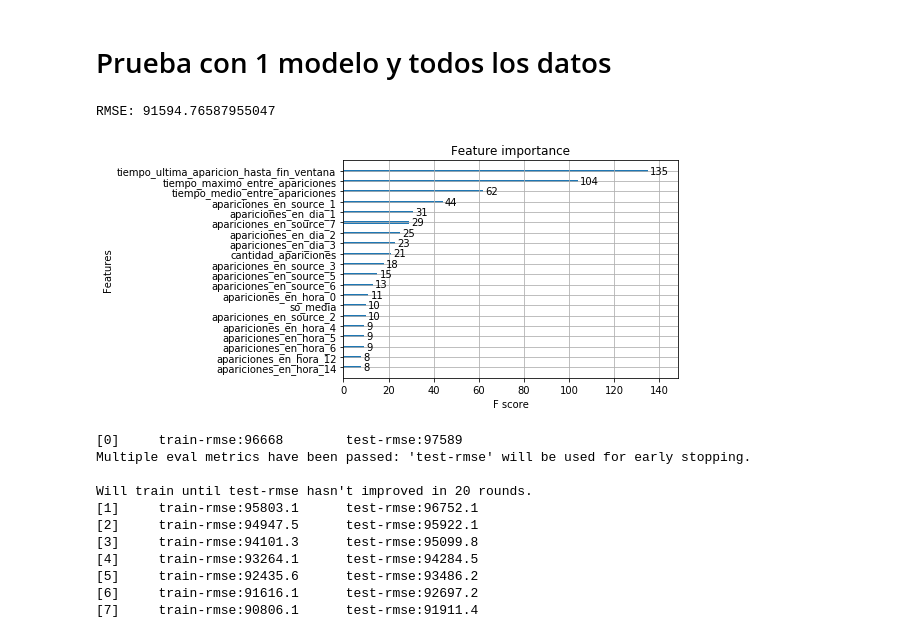
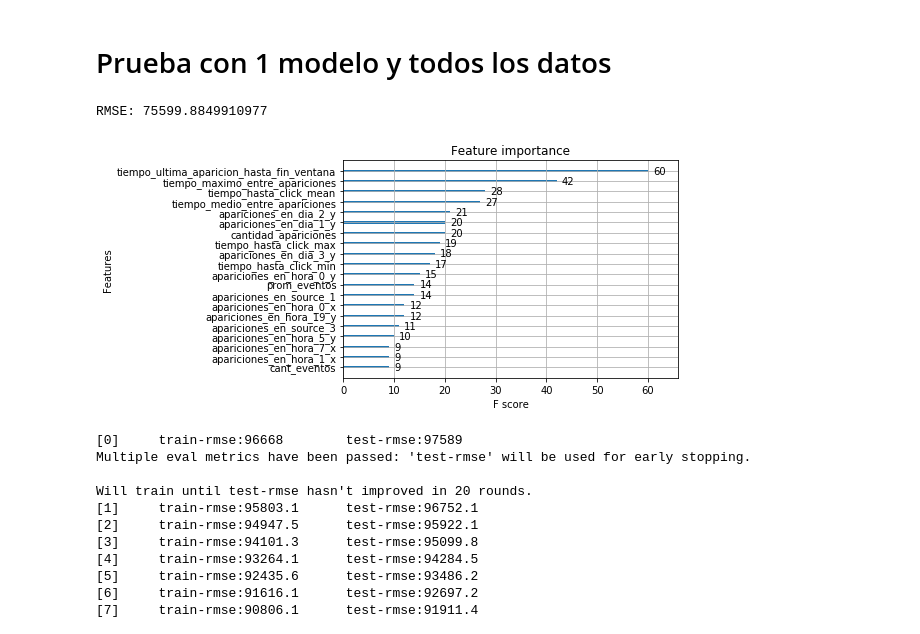
Before and after one commit to mateoicalvo/7506, a Jupyter notebook: tp2/modelo/algoritmos/xgboost/xgboost.ipynb, the cells around one changed output. Cells and saved outputs as stored; diff of their text form; code cells hidden in the pictures.

```diff
--- a/tp2/modelo/algoritmos/xgboost/xgboost.ipynb
+++ b/tp2/modelo/algoritmos/xgboost/xgboost.ipynb
@@ -113,37 +113,37 @@ Stopping. Best iteration:
 # %%
 f1 = pd.read_pickle("../../features/auctions_train_ventana_3.pkl")
 f2 = pd.read_pickle("../../features/clicks_train_ventana_3.pkl")
+f3 = pd.read_pickle("../../features/events_train_ventana_3.pkl")
 # %%
-magifeatures = f2.dropna().merge(f1, left_index=True, right_index=True)
-magifeatures = f1
-magitargets = pd.read_pickle("../../targets/targets_ventana_4_auctions.pkl")
+magifeatures = f2.dropna().merge(f1, left_index=True, right_index=True).merge(f3, left_index=True, right_index=True)
+magitargets = pd.read_pickle("../../targets/targets_ventana_3_auctions.pkl")
 magitrain = magifeatures.merge(magitargets, left_index=True, right_index=True)
 # %%
 from xgboost import XGBRegressor, plot_importance
 from matplotlib import pyplot
 from sklearn.model_selection import train_test_split
 from sklearn.metrics import mean_squared_error
 from sklearn.feature_selection import SelectFromModel
 from math import sqrt
 
 X, y = magitrain.iloc[:,:-1], magitrain.iloc[:,-1]
 X_train, X_test, y_train, y_test = \
-    train_test_split(X, y, test_size=0.33, random_state=0)
+    train_test_split(X, y, test_size=0.33, random_state=4)
 
 # fit model on all training data
-model = XGBRegressor(n_jobs=6)
+model = XGBRegressor()
 model.fit(X_train, y_train)
 # make predictions for test data and evaluate
 y_pred = model.predict(X_test)
 
 rmse = mean_squared_error(y_test, y_pred)
 print("RMSE: {}".format(sqrt(rmse)))
 
 plot_importance(model, max_num_features=20)
 pyplot.show()
 # %% [output]
-RMSE: 91594.76587955047
+RMSE: 75599.8849910977
-[figure, old version]
+[figure, new version]
 # %%
 X, y = magitrain.iloc[:,:-1], magitrain.iloc[:,-1]
 X_train, X_test, y_train, y_test = \
```
Also changed, not shown: 1 other file.
